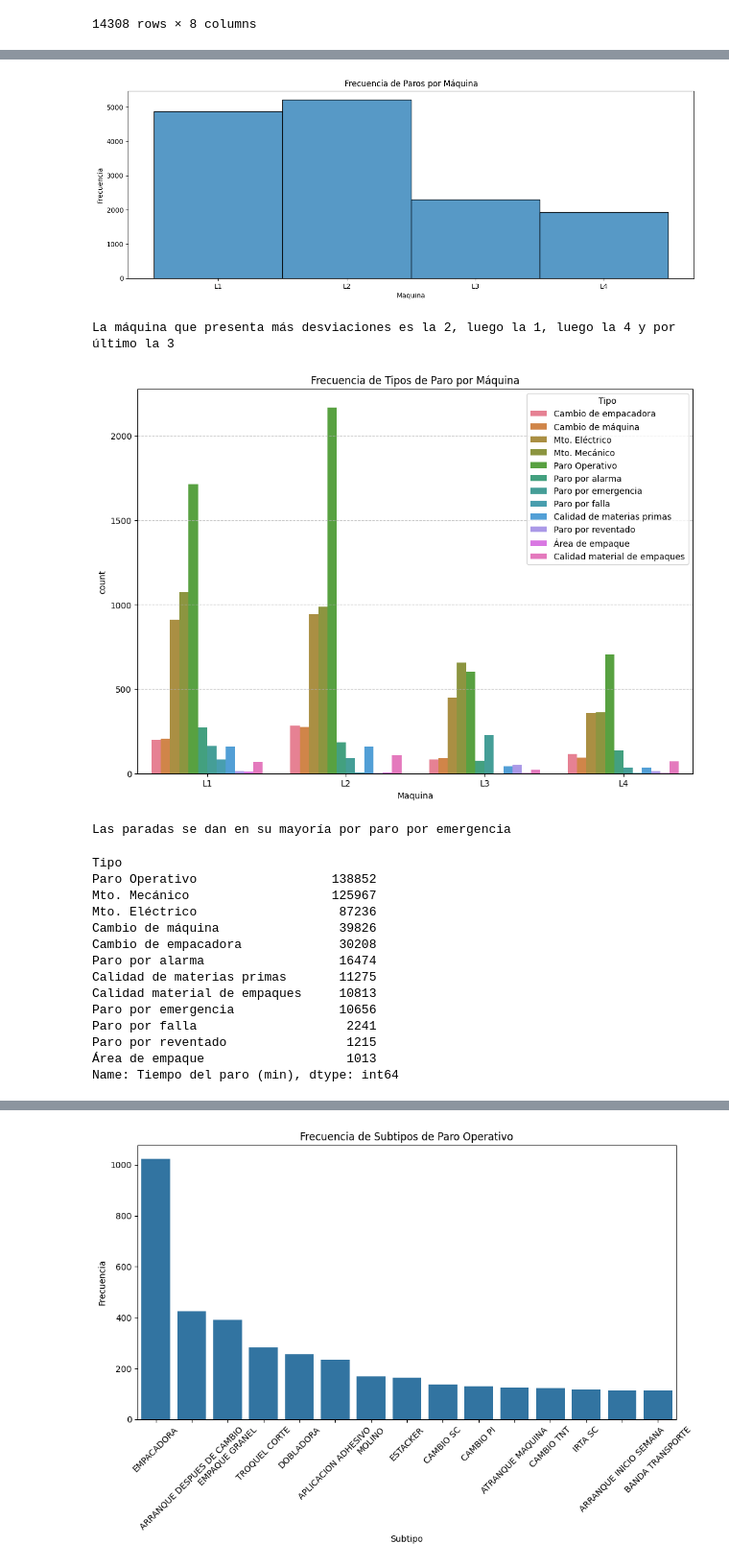
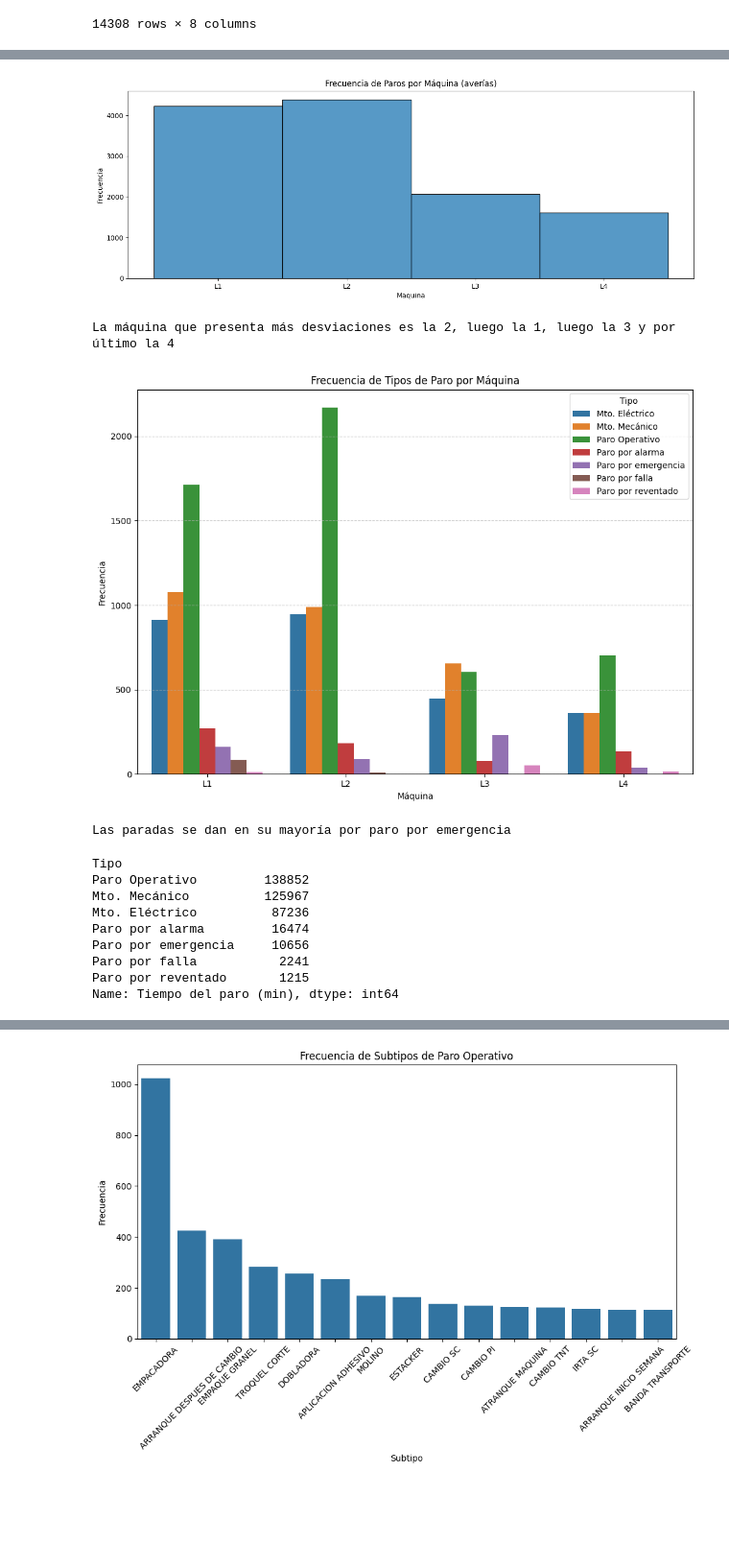
Before and after one commit to 19Juan/aaaa, a Jupyter notebook: src/explore.ipynb, the cells around one changed output, grey strips where cells are left out. Shown: that part at 96% size. Cells and saved outputs as stored; diff of their text form; code cells hidden in the pictures; blank space fills up the shorter version.

```diff
--- a/src/explore.ipynb
+++ b/src/explore.ipynb
@@ -67,3 +67,7 @@ df
 | 70194 | mar-17 | L4 | Paros | Paro por reventado | AUT_10043_MPR_FALTA TRIM LADO DR | DIARIOS NORMAL | 2 | ... |
 | 70195 | mar-17 | L4 | Paros | Paro por reventado | AUT_10043_MPR_FALTA TRIM LADO DR | DIARIOS NORMAL | 3 | ... |
 14308 rows × 8 columns
+# %%
+#Ahora en mi Columna Causa, sólo dejaré los valores de 'Paros' y 'Mto. Correctivo'
+df = df[df['Causa'].isin(['Paros', 'Mto. Correctivo'])]
+df
@@ -74,27 +92,30 @@ import seaborn as sns
 fig, axis = plt.subplots(1, figsize=(15, 5))
 
 sns.histplot(df['Maquina'], ax=axis).set(ylabel='Frecuencia')
-plt.title('Frecuencia de Paros por Máquina')
+plt.title('Frecuencia de Paros por Máquina (averías)')
 plt.show()
 
-print('La máquina que presenta más desviaciones es la 2, luego la 1, luego la 4 y por último la 3')
+print('La máquina que presenta más desviaciones es la 2, luego la 1, luego la 3 y por último la 4 ')
 # %% [output]
-[figure, old version]
+[figure, new version]
-La máquina que presenta más desviaciones es la 2, luego la 1, luego la 4 y por último la 3
+La máquina que presenta más desviaciones es la 2, luego la 1, luego la 3 y por último la 4
 # %%
 #Análisis categórico - categórico
 
 fig, ax = plt.subplots(figsize=(10, 7))
 sns.countplot(data=df, x='Maquina', hue='Tipo')
 #Quiero cambiar los colores de las barras
-palette = {'Paro Operativo': 'blue', 'Mto. Mecánico': 'red', 'Paro por Emergencia': 'green', 'Mto. Eléctrico': 'orange'}
+#Por favor cambia los colores de las barras a un degradado de azul
+palette = sns.color_palette("Blues", n_colors=len(df['Tipo'].unique()))
 plt.grid(axis='y', linestyle='--', alpha=0.7)
 plt.tight_layout()
 plt.title('Frecuencia de Tipos de Paro por Máquina')
+plt.ylabel('Frecuencia')
+plt.xlabel('Máquina')
 plt.show()
 print('Las paradas se dan en su mayoría por paro por emergencia')
 # %% [output]
-[figure, old version]
+[figure, new version]
 Las paradas se dan en su mayoría por paro por emergencia
 # %%
 #ahora quiero ver en qué tipo de falla se ha ido más tiempo de paro
@@ -103,18 +124,13 @@ df.groupby('Tipo')['Tiempo del paro (min)'].sum().sort_values(ascending=False)
 #'se evidencia visualmente que paro operativo y paro por emergencia son los tipos de fallas más frecuentes, pero al revisar el tiempo de paro, se encuentra algo distinto')
 # %% [output]
 Tipo
-Paro Operativo                  138852
-Mto. Mecánico                   125967
-Mto. Eléctrico                   87236
-Cambio de máquina                39826
-Cambio de empacadora             30208
-Paro por alarma                  16474
-Calidad de materias primas       11275
-Calidad material de empaques     10813
-Paro por emergencia              10656
-Paro por falla                    2241
-Paro por reventado                1215
-Área de empaque                   1013
+Paro Operativo         138852
+Mto. Mecánico          125967
+Mto. Eléctrico          87236
+Paro por alarma         16474
+Paro por emergencia     10656
+Paro por falla           2241
+Paro por reventado       1215
 Name: Tiempo del paro (min), dtype: int64
 # %%
 #ahora quiero graficar esos tiempos de paro por tipo de falla ordenado de mayor a menor
```
Also changed, not shown: parts of 2 cells of this notebook.
